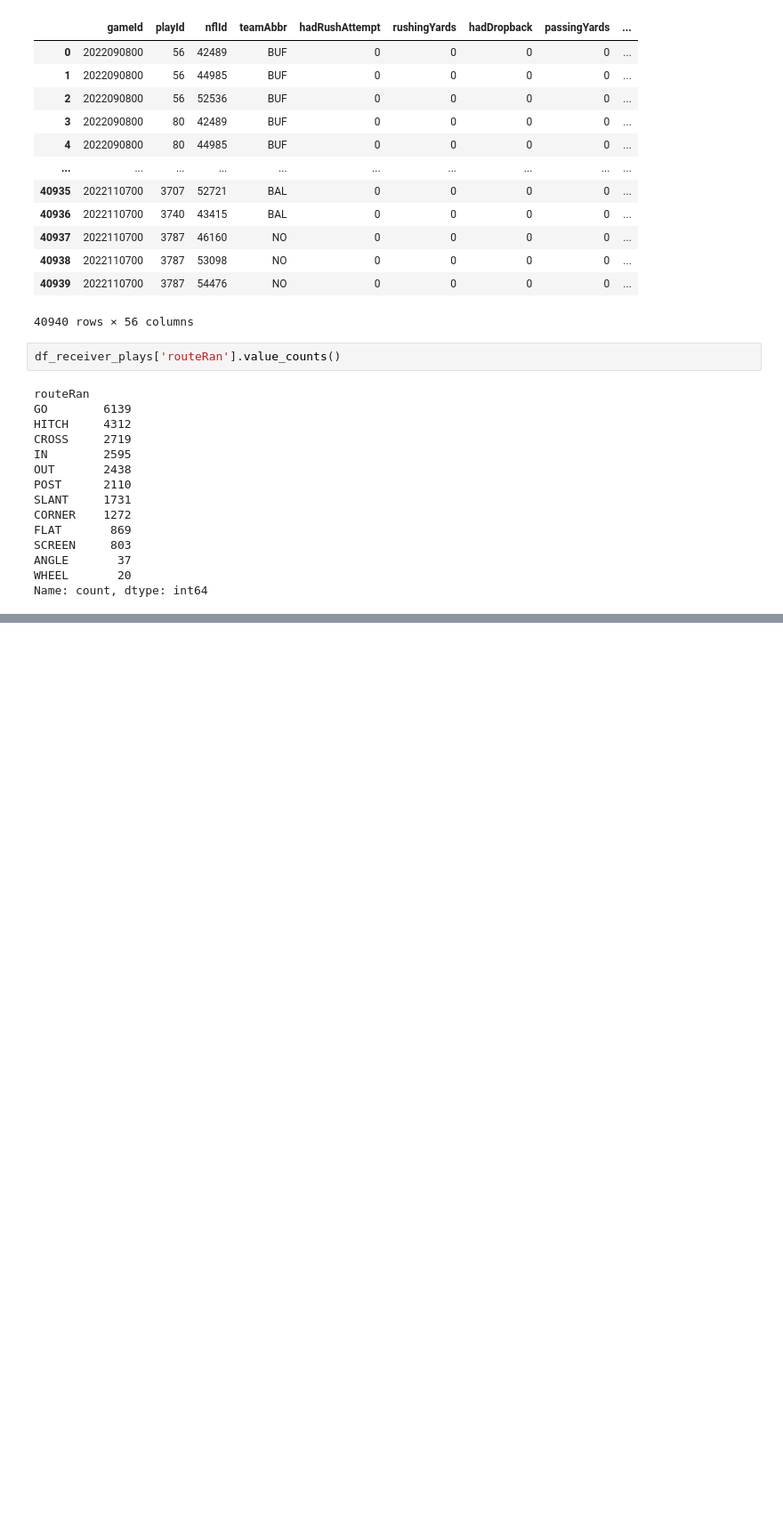
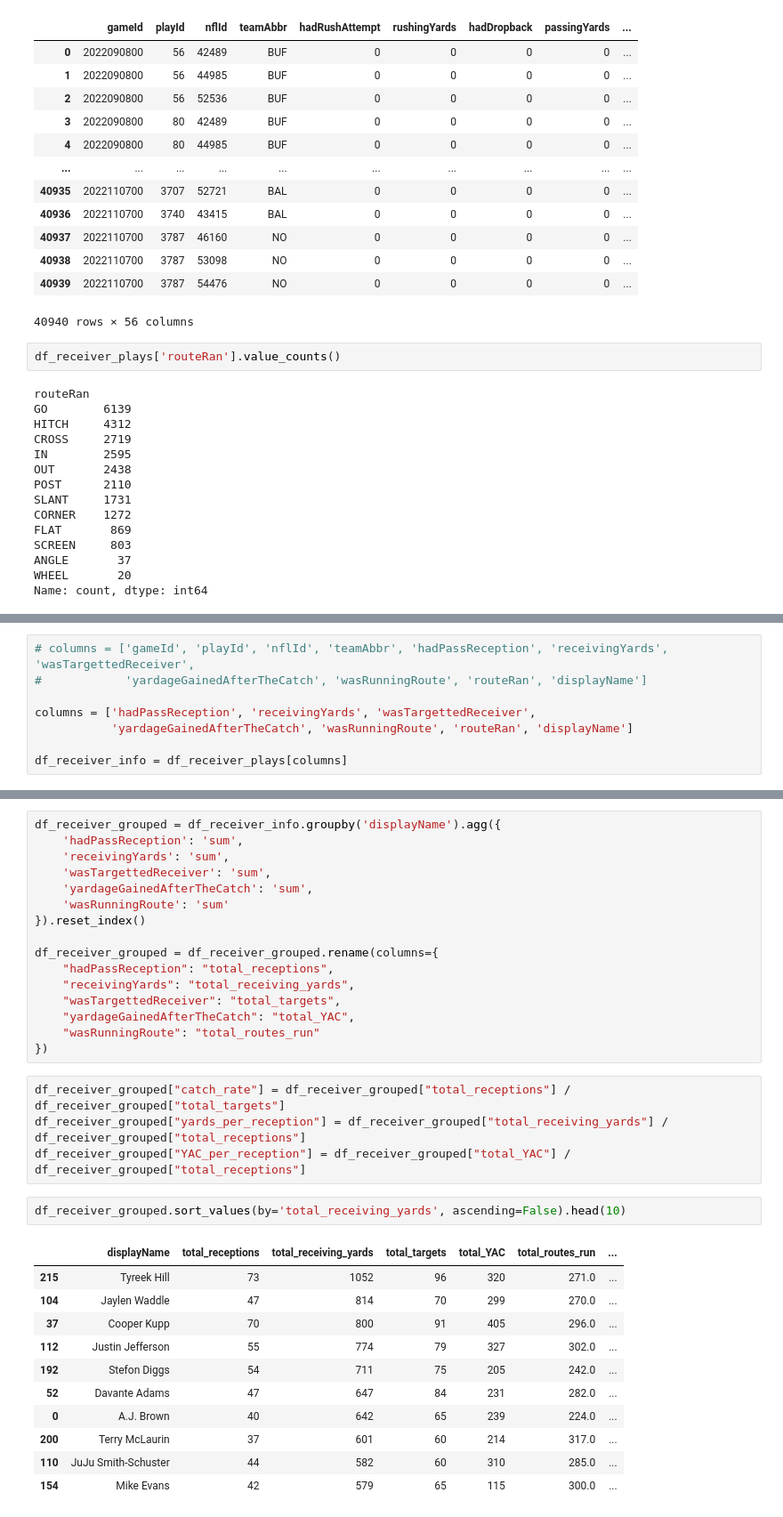
Before and after one commit to ArjunR27/301FinalProject, a Jupyter notebook: receiver_analysis.ipynb, the cells around one changed output, grey strips where cells are left out. Shown: that part at 89% size. Saved outputs shown, nothing was run; the diff lists cells and outputs as text; blank space fills up the shorter version.

```diff
--- a/receiver_analysis.ipynb
+++ b/receiver_analysis.ipynb
@@ -102,0 +81,8 @@ week1_receivers[week1_receivers['frameType'] == 'AFTER_SNAP']
+# %%
+# columns = ['gameId', 'playId', 'nflId', 'teamAbbr', 'hadPassReception', 'receivingYards', 'wasTargettedReceiver',
+#            'yardageGainedAfterTheCatch', 'wasRunningRoute', 'routeRan', 'displayName']
+
+columns = ['hadPassReception', 'receivingYards', 'wasTargettedReceiver',
+           'yardageGainedAfterTheCatch', 'wasRunningRoute', 'routeRan', 'displayName']
+
+df_receiver_info = df_receiver_plays[columns]
@@ -102,0 +105,34 @@ week1_receivers[week1_receivers['frameType'] == 'AFTER_SNAP']
+# %%
+df_receiver_grouped = df_receiver_info.groupby('displayName').agg({
+    'hadPassReception': 'sum',
+    'receivingYards': 'sum',
+    'wasTargettedReceiver': 'sum',
+    'yardageGainedAfterTheCatch': 'sum',
+    'wasRunningRoute': 'sum'
+}).reset_index()
+
+df_receiver_grouped = df_receiver_grouped.rename(columns={
+    "hadPassReception": "total_receptions",
+    "receivingYards": "total_receiving_yards",
+    "wasTargettedReceiver": "total_targets",
+    "yardageGainedAfterTheCatch": "total_YAC",
+    "wasRunningRoute": "total_routes_run"
+})
+# %%
+df_receiver_grouped["catch_rate"] = df_receiver_grouped["total_receptions"] / df_receiver_grouped["total_targets"]
+df_receiver_grouped["yards_per_reception"] = df_receiver_grouped["total_receiving_yards"] / df_receiver_grouped["total_receptions"]
+df_receiver_grouped["YAC_per_reception"] = df_receiver_grouped["total_YAC"] / df_receiver_grouped["total_receptions"]
+# %%
+df_receiver_grouped.sort_values(by='total_receiving_yards', ascending=False).head(10)
+# %% [output]
+|  | displayName | total_receptions | total_receiving_yards | total_targets | total_YAC | total_routes_run | ... |
+| 215 | Tyreek Hill | 73 | 1052 | 96 | 320 | 271.0 | ... |
+| 104 | Jaylen Waddle | 47 | 814 | 70 | 299 | 270.0 | ... |
+| 37 | Cooper Kupp | 70 | 800 | 91 | 405 | 296.0 | ... |
+| 112 | Justin Jefferson | 55 | 774 | 79 | 327 | 302.0 | ... |
+| 192 | Stefon Diggs | 54 | 711 | 75 | 205 | 242.0 | ... |
+| 52 | Davante Adams | 47 | 647 | 84 | 231 | 282.0 | ... |
+| 0 | A.J. Brown | 40 | 642 | 65 | 239 | 224.0 | ... |
+| 200 | Terry McLaurin | 37 | 601 | 60 | 214 | 317.0 | ... |
+| 110 | JuJu Smith-Schuster | 44 | 582 | 60 | 310 | 285.0 | ... |
+| 154 | Mike Evans | 42 | 579 | 65 | 115 | 300.0 | ... |
```
Also changed, not shown: parts of 10 cells of this notebook, 1 other file.
